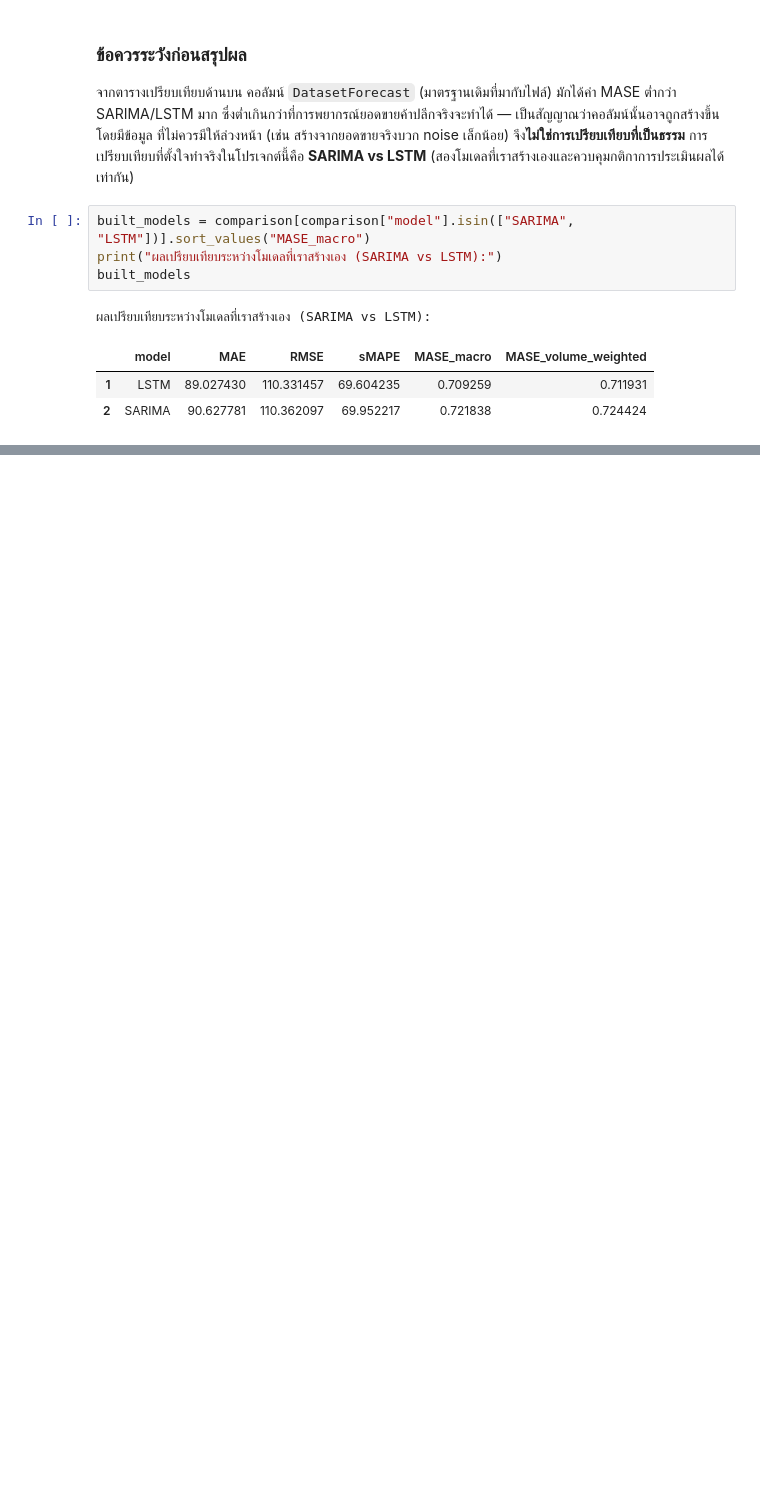
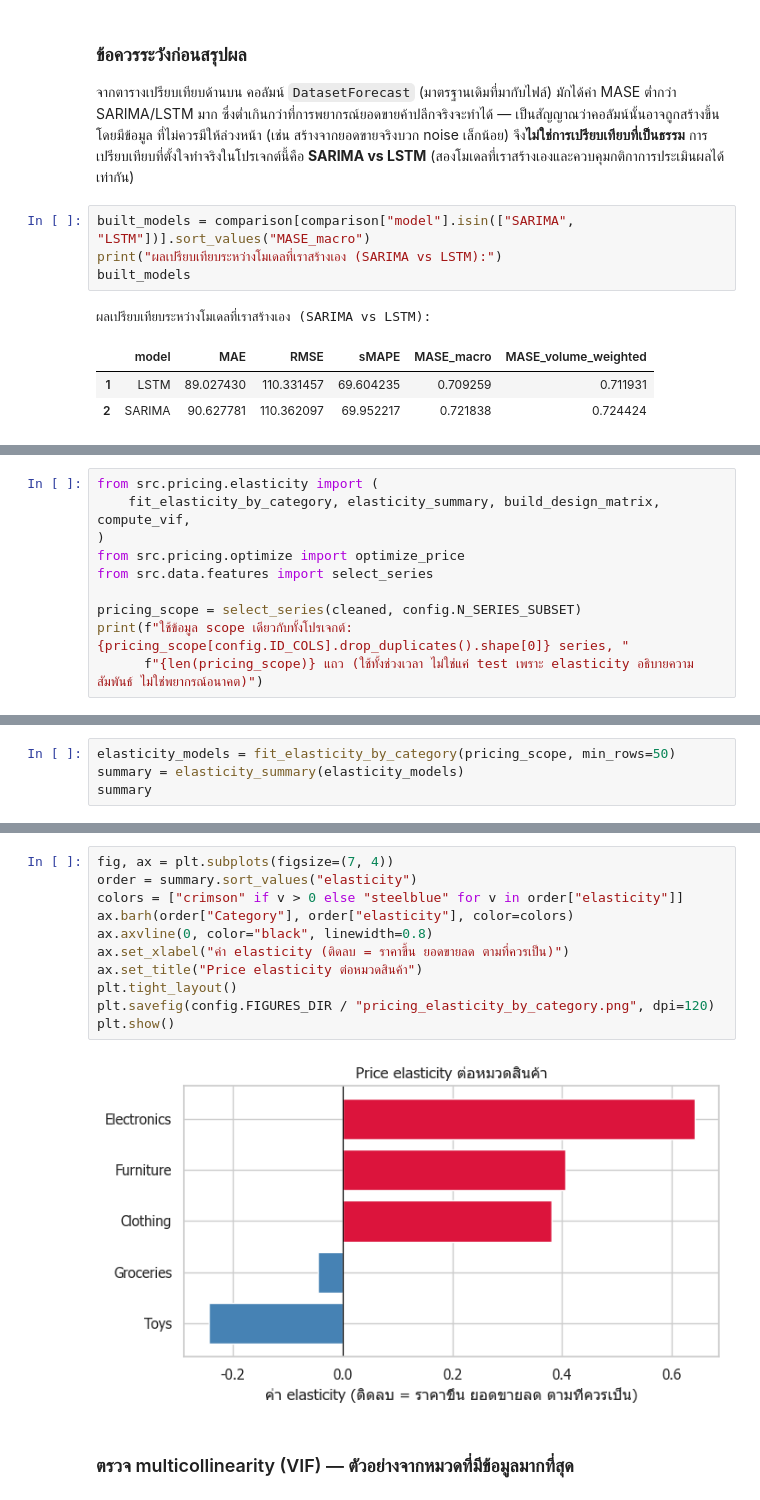
Before and after one commit to thitiwutsuk/Retails-Dynamic-Pricing, a Jupyter notebook: notebooks/retail_demand_forecasting.ipynb, the cells around one changed output, grey strips where cells are left out. Saved outputs shown, nothing was run; the diff lists cells and outputs as text; blank space fills up the shorter version.

```diff
--- a/notebooks/retail_demand_forecasting.ipynb
+++ b/notebooks/retail_demand_forecasting.ipynb
@@ -734,0 +1018,10 @@ built_models
+# %%
+from src.pricing.elasticity import (
+    fit_elasticity_by_category, elasticity_summary, build_design_matrix, compute_vif,
+)
+from src.pricing.optimize import optimize_price
+from src.data.features import select_series
+
+pricing_scope = select_series(cleaned, config.N_SERIES_SUBSET)
+print(f"ใช้ข้อมูล scope เดียวกับทั้งโปรเจกต์: {pricing_scope[config.ID_COLS].drop_duplicates().shape[0]} series, "
+      f"{len(pricing_scope)} แถว (ใช้ทั้งช่วงเวลา ไม่ใช่แค่ test เพราะ elasticity อธิบายความสัมพันธ์ ไม่ใช่พยากรณ์อนาคต)")
@@ -734,0 +1032,4 @@ built_models
+# %%
+elasticity_models = fit_elasticity_by_category(pricing_scope, min_rows=50)
+summary = elasticity_summary(elasticity_models)
+summary
@@ -734,0 +1043,15 @@ built_models
+# %%
+fig, ax = plt.subplots(figsize=(7, 4))
+order = summary.sort_values("elasticity")
+colors = ["crimson" if v > 0 else "steelblue" for v in order["elasticity"]]
+ax.barh(order["Category"], order["elasticity"], color=colors)
+ax.axvline(0, color="black", linewidth=0.8)
+ax.set_xlabel("ค่า elasticity (ติดลบ = ราคาขึ้น ยอดขายลด ตามที่ควรเป็น)")
+ax.set_title("Price elasticity ต่อหมวดสินค้า")
+plt.tight_layout()
+plt.savefig(config.FIGURES_DIR / "pricing_elasticity_by_category.png", dpi=120)
+plt.show()
+# %% [output]
+[figure, added]
+# %% [markdown]
+### ตรวจ multicollinearity (VIF) — ตัวอย่างจากหมวดที่มีข้อมูลมากที่สุด
```
Also changed, not shown: parts of 33 cells of this notebook, 11 other files.
